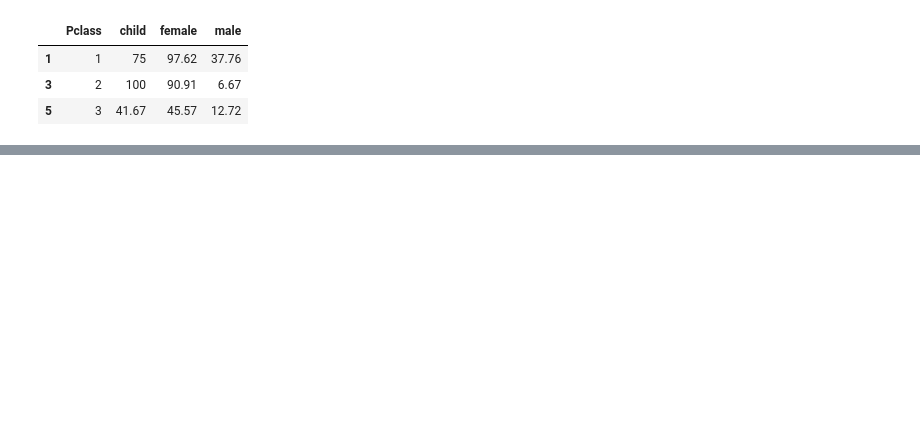
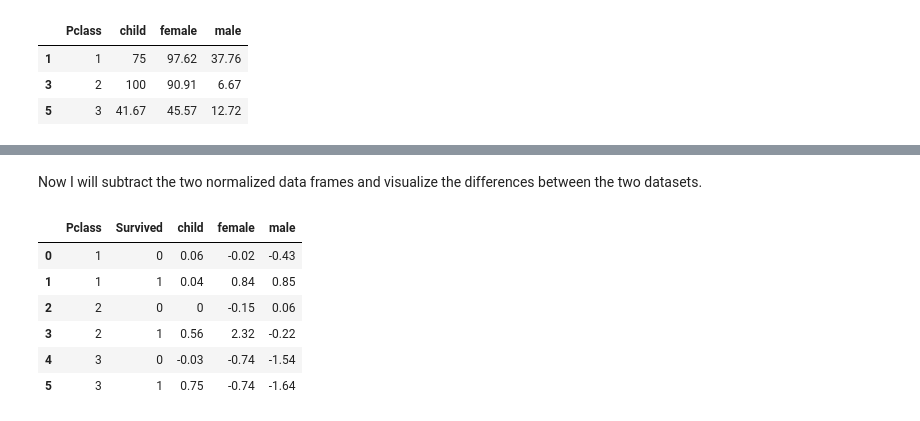
Before and after one commit to popolvar/udacity-dand-P2-titanic, a Jupyter notebook: Konecny P2 - Titanic.ipynb, the cells around one changed output, grey strips where cells are left out. Saved outputs shown, nothing was run; the diff lists cells and outputs as text; code cells hidden in the pictures; blank space fills up the shorter version.

```diff
--- a/Konecny P2 - Titanic.ipynb
+++ b/Konecny P2 - Titanic.ipynb
@@ -410,3 +410,9 @@ See the caveats in the documentation: http://pandas.pydata.org/pandas-docs/stabl
+# %%
+col_copy = passengers_df_age["Sex"].copy()
+passengers_df_age.loc[:,'Pcat'] = col_copy
+
+#I get SettingWithCopyWarning here. Since I copy the collumn everything should be fine.
+#But I kept the warning here, to be sure.
 # %%
 def set_child(row):
     if row["Age"] <= 12:
@@ -497,13 +545,16 @@ def count_to_percent(col):
 
     return res
 
-summary_df_kaggle[["child","female","male"]] =summary_df_kaggle[["child","female","male"]].apply(count_to_percent)
+summary_df_kaggle_per =summary_df_kaggle[["child","female","male"]].apply(count_to_percent)
+col_copy = summary_df_kaggle["Pclass"].copy()
+summary_df_kaggle_per.loc[:,"Pclass"] = col_copy
+
 
 #try background gradient
 import seaborn as sns
 cm = sns.light_palette("green", as_cmap=True)
 
-summary_df_kaggle[ summary_df_kaggle["Survived"] == 1][["Pclass","child","female","male"]]\
+summary_df_kaggle_per[ summary_df_kaggle["Survived"] == 1][["Pclass","child","female","male"]]\
 .style.background_gradient(subset = ["child","female","male"], cmap=cm)
 # %% [output]
 |  | Pclass | child | female | male |
@@ -536,0 +596,16 @@ summary_df_diff.iloc[[1,3,5]][["Pclass","child","female","male"]]\
+# %% [markdown]
+Now I will subtract the two normalized data frames and visualize the differences between the two datasets.
+# %%
+summary_df_diff = summary_df_kaggle_norm - summary_df_wiki_norm
+summary_df_diff[["Pclass","Survived"]] = summary_df_wiki[["Pclass","Survived"]]
+
+summary_df_diff\
+.style.background_gradient(subset = ["child","female","male"], cmap=cm)
+# %% [output]
+|  | Pclass | Survived | child | female | male |
+| 0 | 1 | 0 | 0.06 | -0.02 | -0.43 |
+| 1 | 1 | 1 | 0.04 | 0.84 | 0.85 |
+| 2 | 2 | 0 | 0 | -0.15 | 0.06 |
+| 3 | 2 | 1 | 0.56 | 2.32 | -0.22 |
+| 4 | 3 | 0 | -0.03 | -0.74 | -1.54 |
+| 5 | 3 | 1 | 0.75 | -0.74 | -1.64 |
```
Also changed, not shown: parts of 67 cells of this notebook, 1 other file.
